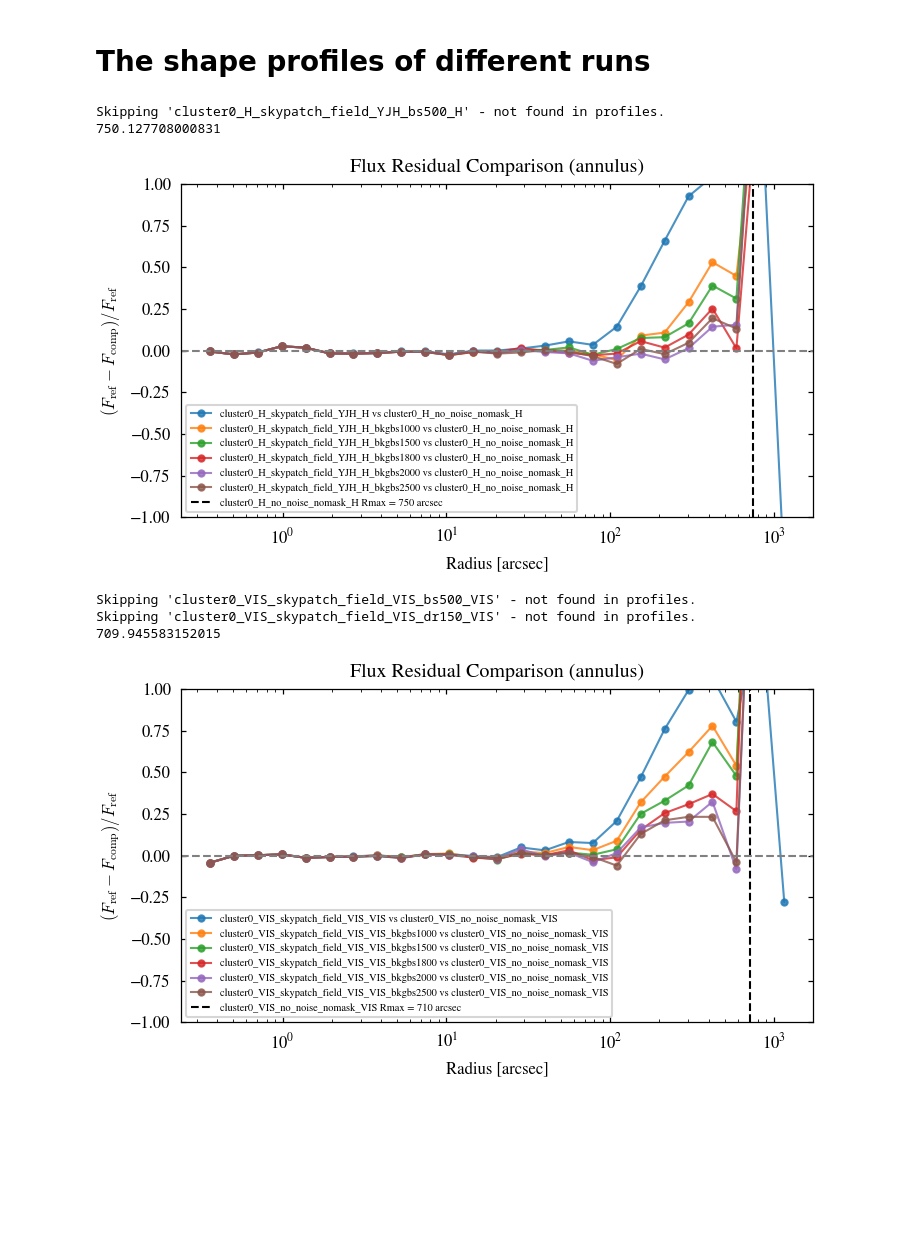
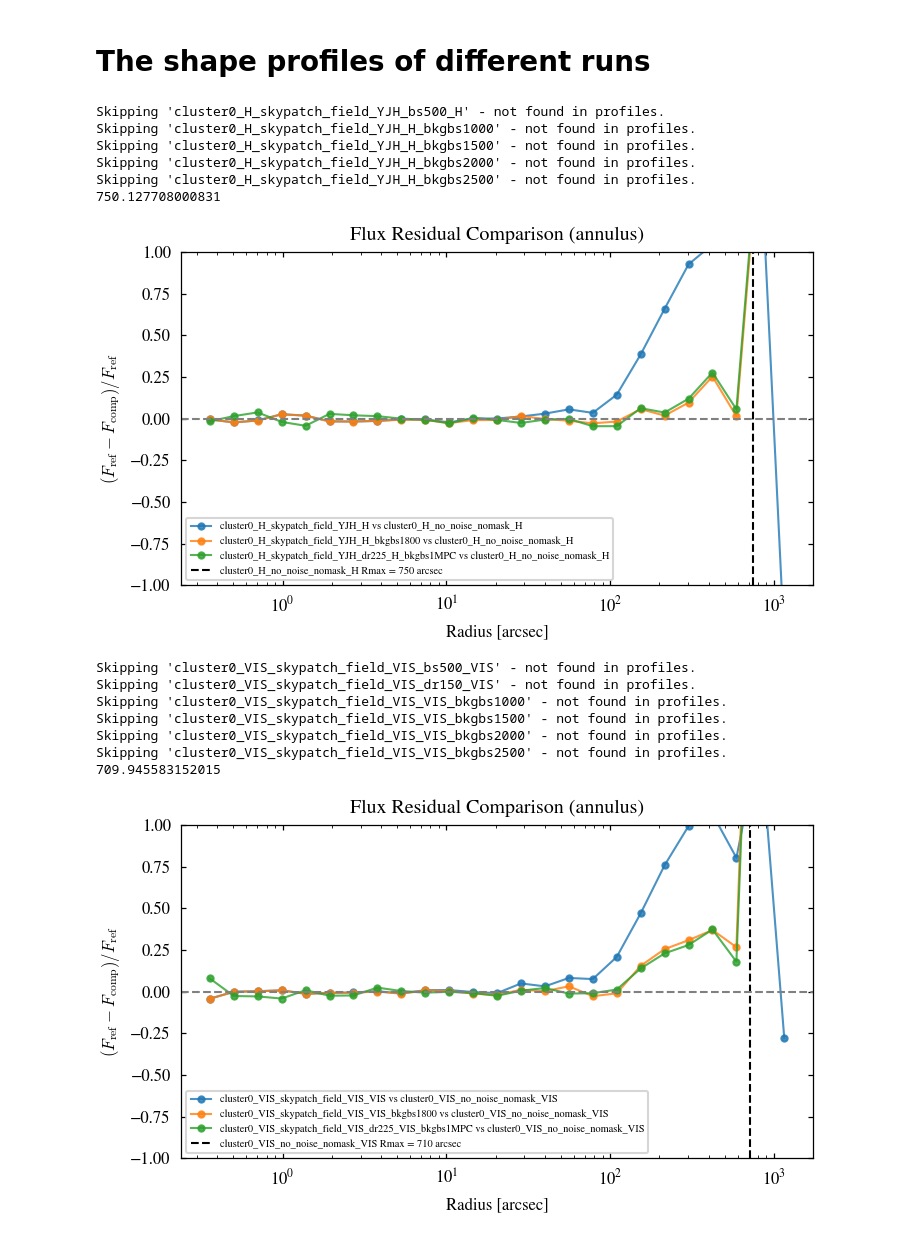
Before and after one commit to IntraClusterLight/nicl_q1, a Jupyter notebook: nbs/Autoprof_mask_prep_run.ipynb, the cells around one changed output. Drawn from its saved outputs; the diff is of its cells as text; code cells hidden in the pictures; blank space fills up the shorter version.

```diff
--- a/nbs/Autoprof_mask_prep_run.ipynb
+++ b/nbs/Autoprof_mask_prep_run.ipynb
@@ -1056,6 +1056,7 @@ def plot_flux_residual_comparison(
     legendfontsize=10,
     extract_rmax=False,
     noise_profile=None,
+    other_label=None,
     rmax_label_prefix='Rmax'
 ):
     import numpy as np
@@ -1140,9 +1141,11 @@ def plot_flux_residual_comparison(
     plt.tight_layout()
 
     if savefig:
-        label = f"flux_residual_{method}_{reference_label}_vs_others.pdf"
+        label = f"flux_residual_{method}_{reference_label}_vs_others"
+        if other_label is not None:
+            label += f'_{other_label}'
         Path(outdir).mkdir(exist_ok=True)
-        plt.savefig(f"{outdir}/{label}")
+        plt.savefig(f"{outdir}/{label}.pdf")
 
     plt.show()
 
@@ -1982,8 +1913,8 @@ arcsec_to_kpc = cosmo.arcsec_per_kpc_proper(z).value
 
 ##### ---- mock image prefixes ----
 prefixes = ["no_noise", "skypatch_field"]
-mask_prefix = [None]
-other_prefix =  [None, "bkgbs1800", "bkgbs2000", "bkgbs2500"]
+mask_prefix = [None, "dr225"]
+other_prefix =  [None, "bkgbs1800", "bkgbs1MPC"]
 
 
 ##### ---- real image prefixes ----
@@ -2222,6 +2153,8 @@ compare_keys = [
     'cluster0_H_skypatch_field_YJH_H_bkgbs1800',
     'cluster0_H_skypatch_field_YJH_H_bkgbs2000',
     'cluster0_H_skypatch_field_YJH_H_bkgbs2500',
+    'cluster0_H_skypatch_field_YJH_dr225_H_bkgbs1MPC',
+
 ]
 
 plot_flux_residual_comparison(
@@ -2234,40 +2167,53 @@ plot_flux_residual_comparison(
     extract_rmax=True,
     legendloc="lower left",
     savefig=True,
-    outdir=plotdir
+    outdir=plotdir,
+    # other_label = 'dr225',
+
 )
 
 
 reference_key = 'cluster0_VIS_no_noise_nomask_VIS'
 compare_keys = [
     'cluster0_VIS_skypatch_field_VIS_VIS',
     'cluster0_VIS_skypatch_field_VIS_bs500_VIS',
     'cluster0_VIS_skypatch_field_VIS_dr150_VIS',
     'cluster0_VIS_skypatch_field_VIS_VIS_bkgbs1000',
     'cluster0_VIS_skypatch_field_VIS_VIS_bkgbs1500',
     'cluster0_VIS_skypatch_field_VIS_VIS_bkgbs1800',
     'cluster0_VIS_skypatch_field_VIS_VIS_bkgbs2000',
     'cluster0_VIS_skypatch_field_VIS_VIS_bkgbs2500',
+    'cluster0_VIS_skypatch_field_VIS_dr225_VIS_bkgbs1MPC',
+
 ]
 
 
 plot_flux_residual_comparison(
     reference_label=reference_key,
     compare_labels=compare_keys,
     profiles=profile_dicts['vis'],
     method="annulus",
     ylims=[-1, 1],
     noise_profile=noise_profiles['VIS'],
     extract_rmax=True,
     legendloc="lower left",
     savefig=True,
-    outdir=plotdir
+    outdir=plotdir,
+    # other_label = 'dr225',
 )
 # %% [output]
 Skipping 'cluster0_H_skypatch_field_YJH_bs500_H' - not found in profiles.
+Skipping 'cluster0_H_skypatch_field_YJH_H_bkgbs1000' - not found in profiles.
+Skipping 'cluster0_H_skypatch_field_YJH_H_bkgbs1500' - not found in profiles.
+Skipping 'cluster0_H_skypatch_field_YJH_H_bkgbs2000' - not found in profiles.
+Skipping 'cluster0_H_skypatch_field_YJH_H_bkgbs2500' - not found in profiles.
 750.127708000831
-[figure, old version]
+[figure, new version]
 Skipping 'cluster0_VIS_skypatch_field_VIS_bs500_VIS' - not found in profiles.
 Skipping 'cluster0_VIS_skypatch_field_VIS_dr150_VIS' - not found in profiles.
+Skipping 'cluster0_VIS_skypatch_field_VIS_VIS_bkgbs1000' - not found in profiles.
+Skipping 'cluster0_VIS_skypatch_field_VIS_VIS_bkgbs1500' - not found in profiles.
+Skipping 'cluster0_VIS_skypatch_field_VIS_VIS_bkgbs2000' - not found in profiles.
+Skipping 'cluster0_VIS_skypatch_field_VIS_VIS_bkgbs2500' - not found in profiles.
 709.945583152015
-[figure, old version]
+[figure, new version]
```
Also changed, not shown: parts of 7 cells of this notebook, 1 other file.
